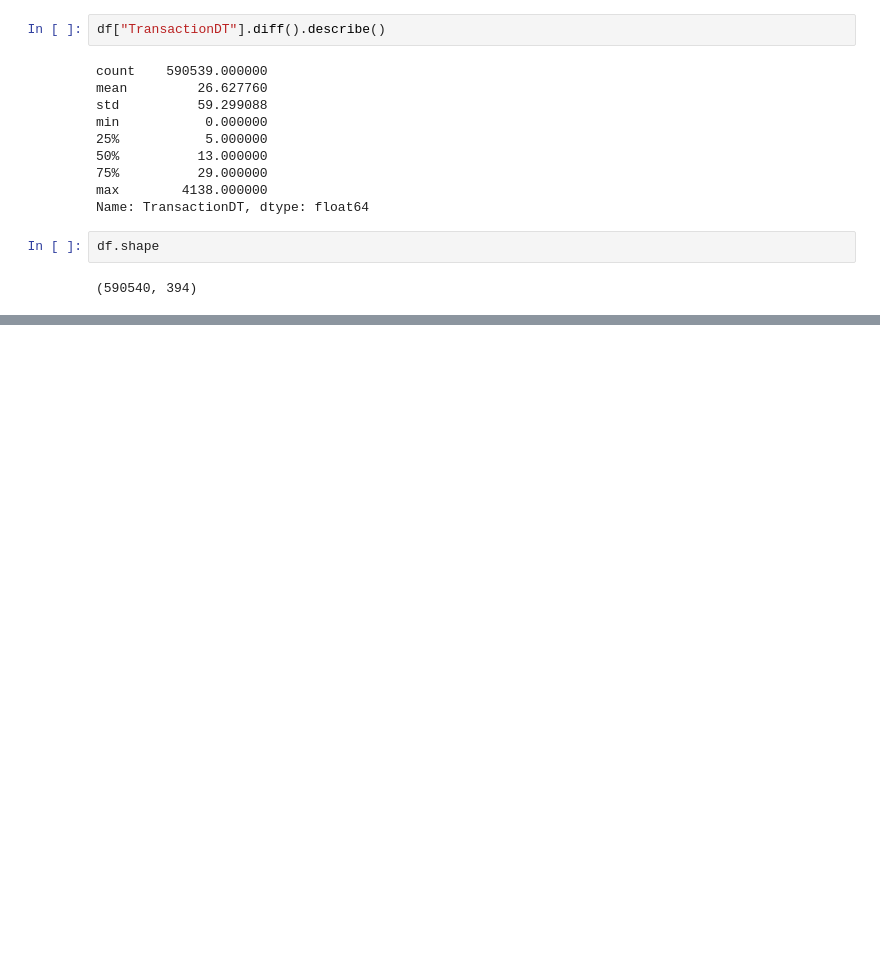
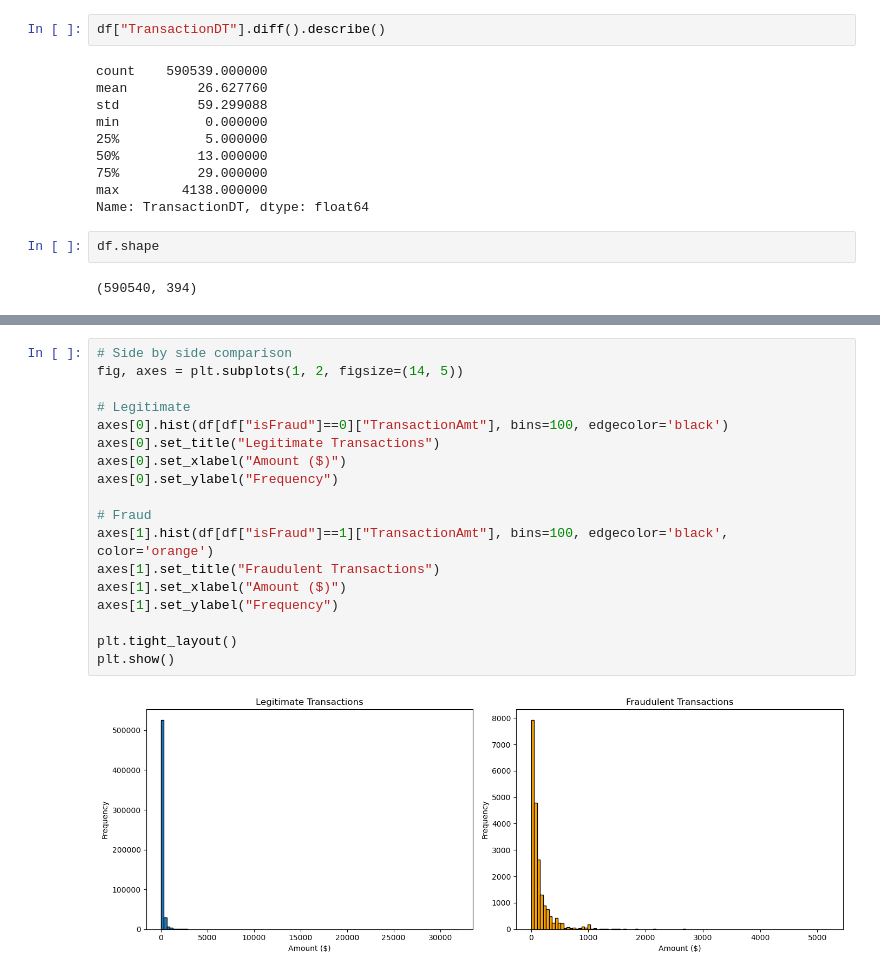
Before and after one commit to Iccam1/fraud-detection-mlops, a Jupyter notebook: notebooks/01_EDA_IEEE_CIS.ipynb, the cells around one changed output, grey strips where cells are left out. Saved outputs shown, nothing was run; the diff lists cells and outputs as text; blank space fills up the shorter version.

```diff
--- a/notebooks/01_EDA_IEEE_CIS.ipynb
+++ b/notebooks/01_EDA_IEEE_CIS.ipynb
@@ -162,0 +211,20 @@ df.shape
+# %%
+# Side by side comparison
+fig, axes = plt.subplots(1, 2, figsize=(14, 5))
+
+# Legitimate
+axes[0].hist(df[df["isFraud"]==0]["TransactionAmt"], bins=100, edgecolor='black')
+axes[0].set_title("Legitimate Transactions")
+axes[0].set_xlabel("Amount ($)")
+axes[0].set_ylabel("Frequency")
+
+# Fraud
+axes[1].hist(df[df["isFraud"]==1]["TransactionAmt"], bins=100, edgecolor='black', color='orange')
+axes[1].set_title("Fraudulent Transactions")
+axes[1].set_xlabel("Amount ($)")
+axes[1].set_ylabel("Frequency")
+
+plt.tight_layout()
+plt.show()
+# %% [output]
+[figure, added]
```
Also changed, not shown: parts of 10 cells of this notebook, 1 other file.
